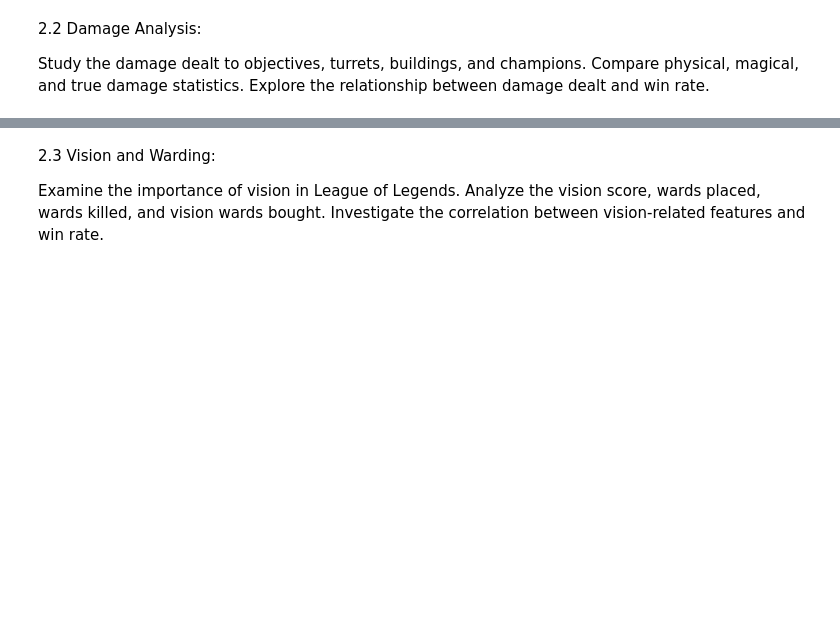
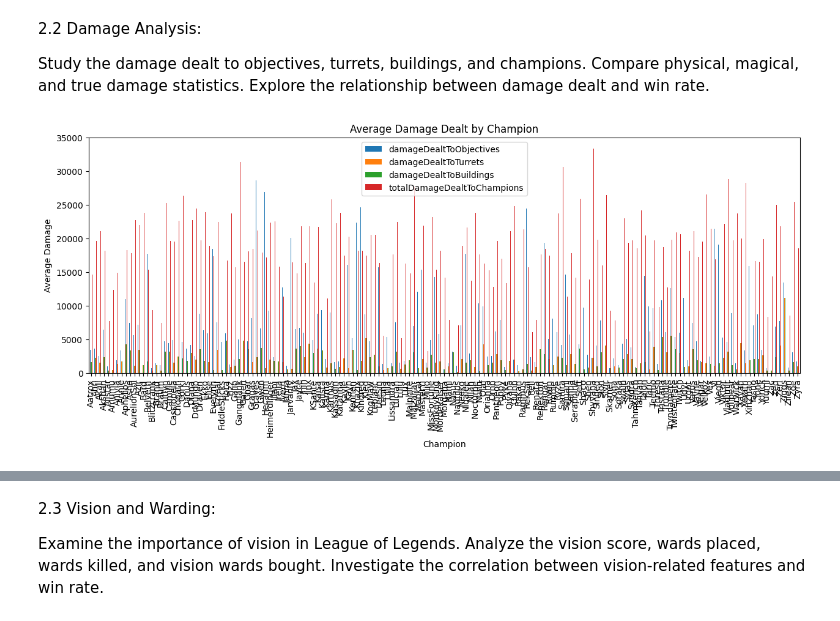
Before and after one commit to sushiselite/League-DA, a Jupyter notebook: EDA/Notebook.ipynb, the cells around one changed output, grey strips where cells are left out. Drawn from its saved outputs; the diff is of its cells as text; code cells hidden in the pictures; blank space fills up the shorter version.

```diff
--- a/EDA/Notebook.ipynb
+++ b/EDA/Notebook.ipynb
@@ -304,3 +366,21 @@ Investigate the relationship between kills, deaths, and win rate.
 Study the damage dealt to objectives, turrets, buildings, and champions.
 Compare physical, magical, and true damage statistics.
 Explore the relationship between damage dealt and win rate.
+# %%
+# Calculate average damage dealt to objectives, turrets, buildings, and champions for each champion
+average_damage = df.groupby('championName').agg({
+    'damageDealtToObjectives': 'mean',
+    'damageDealtToTurrets': 'mean',
+    'damageDealtToBuildings': 'mean',
+    'totalDamageDealtToChampions': 'mean'
+})
+
+# Plotting average damage dealt
+average_damage.plot(kind='bar', figsize=(15, 5))
+plt.title('Average Damage Dealt by Champion')
+plt.xlabel('Champion')
+plt.ylabel('Average Damage')
+plt.xticks(rotation=90)
+plt.show()
+# %% [output]
+[figure, added]
```
Also changed, not shown: parts of 10 cells of this notebook.
